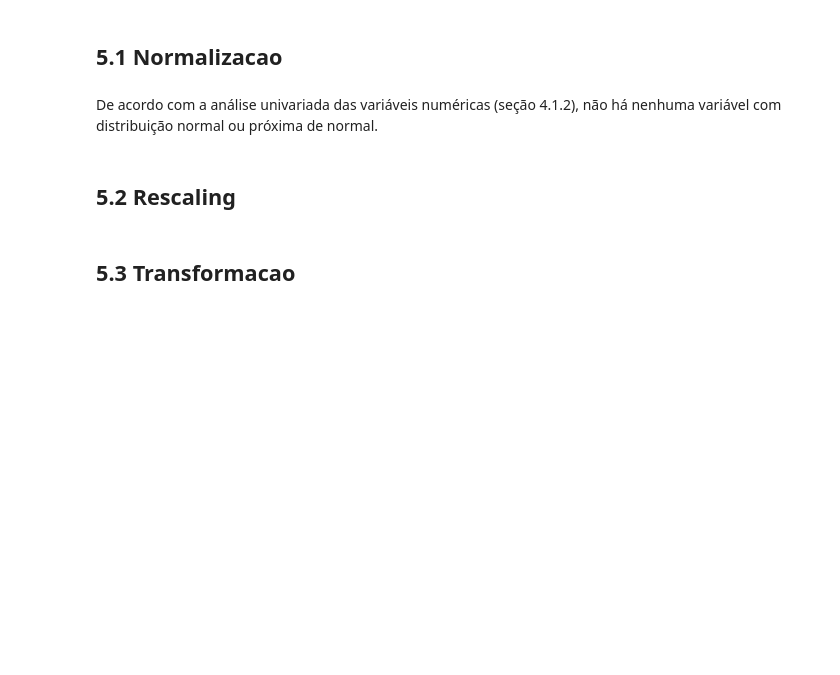
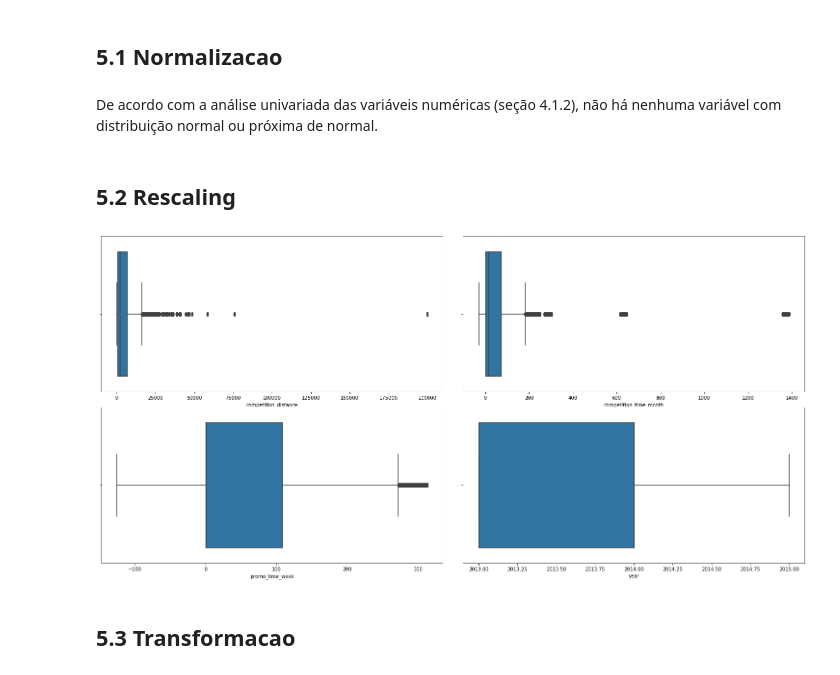
Before and after one commit to Leonamrsm/DS-em-Producao, a Jupyter notebook: Modulo_05/m05_v01_store_sales_prediction.ipynb, the cells around one changed output. Cells and saved outputs as stored; diff of their text form; code cells hidden in the pictures; blank space fills up the shorter version.

```diff
--- a/Modulo_05/m05_v01_store_sales_prediction.ipynb
+++ b/Modulo_05/m05_v01_store_sales_prediction.ipynb
@@ -882,0 +886,11 @@ De acordo com a análise univariada das variáveis numéricas (seção 4.1.2), n
+# %%
+fig, ax = plt.subplots(2, 2, figsize=(21,10))
+fig.tight_layout()
+
+
+sns.boxplot(x=df5['competition_distance'], ax=ax[0,0])
+sns.boxplot(x=df5['competition_time_month'], ax=ax[0,1])
+sns.boxplot(x=df5['promo_time_week'], ax=ax[1,0])
+sns.boxplot(x=df5['year'], ax=ax[1,1]);
+# %% [output]
+[figure, added]
```
Also changed, not shown: parts of 10 cells of this notebook, 1 other file.
